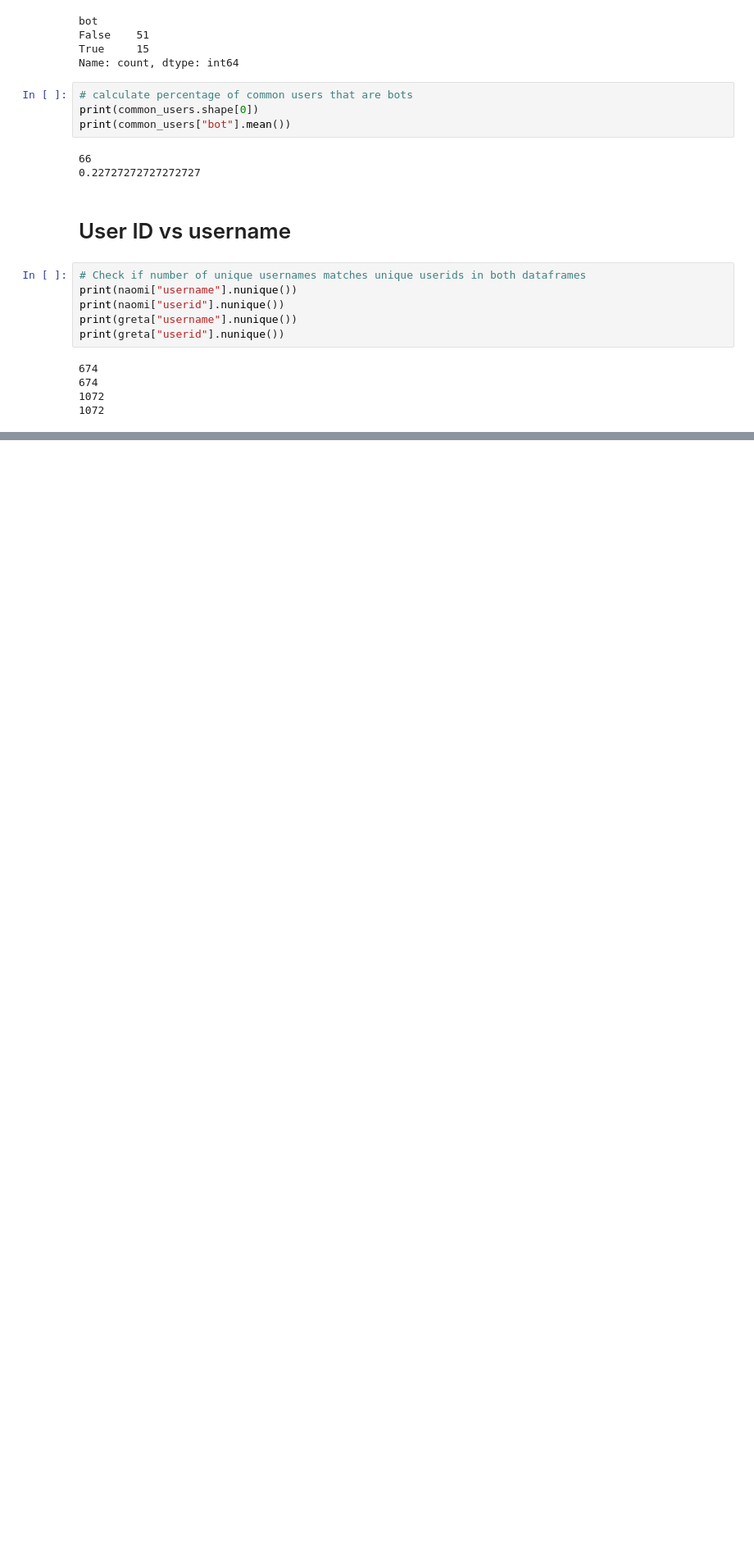
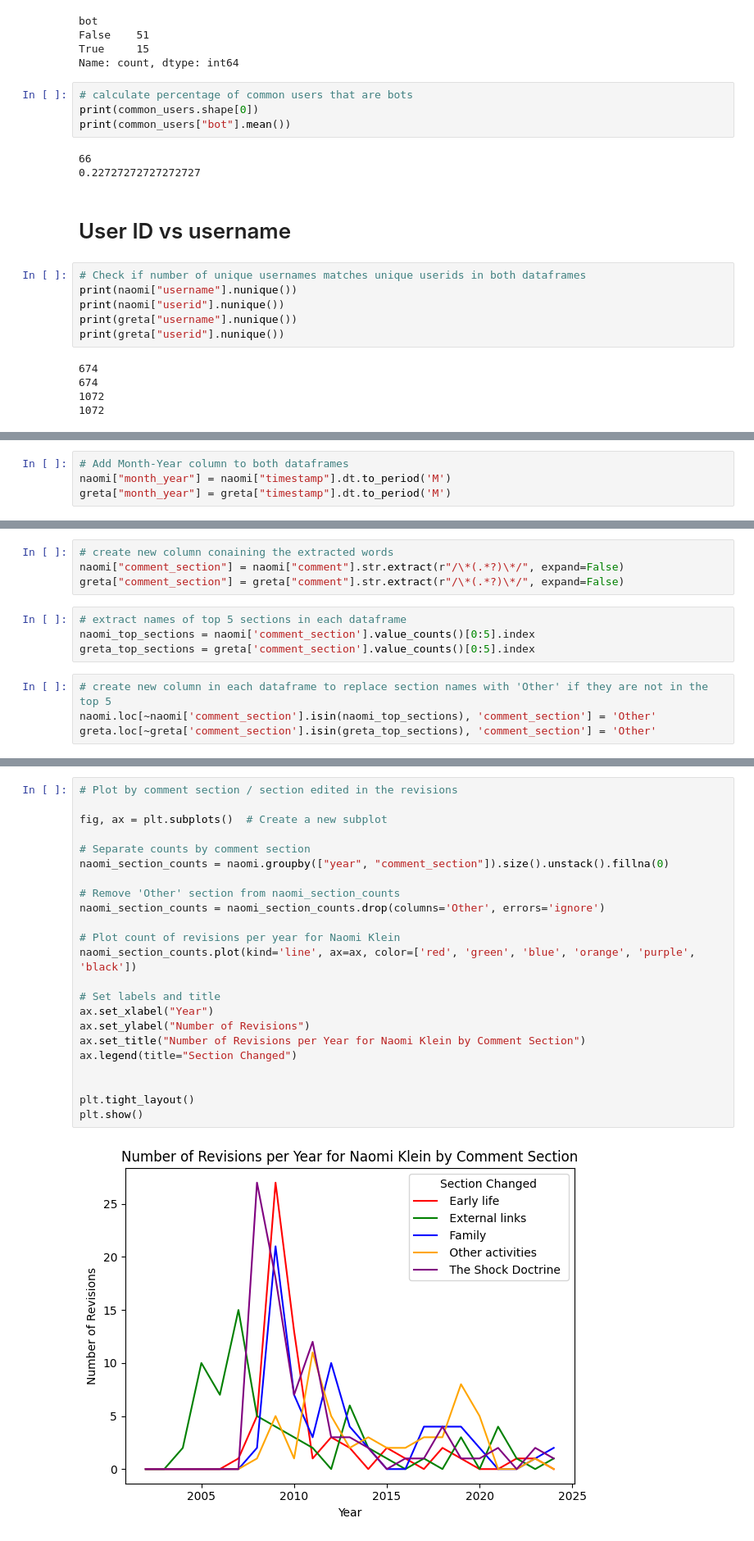
Before and after one commit to priyansha-b/goup-wikipedia-revisions-project, a Jupyter notebook: p_analysis.ipynb, the cells around one changed output, grey strips where cells are left out. Shown at 82% size. Cells and saved outputs as stored; diff of their text form; blank space fills up the shorter version.

Commit message:
comment section analysis added

```diff
--- a/p_analysis.ipynb
+++ b/p_analysis.ipynb
@@ -257,0 +260,4 @@ print(greta["userid"].nunique())
+# %%
+# Add Month-Year column to both dataframes
+naomi["month_year"] = naomi["timestamp"].dt.to_period('M')
+greta["month_year"] = greta["timestamp"].dt.to_period('M')
@@ -257,0 +317,12 @@ print(greta["userid"].nunique())
+# %%
+# create new column conaining the extracted words
+naomi["comment_section"] = naomi["comment"].str.extract(r"/\*(.*?)\*/", expand=False)
+greta["comment_section"] = greta["comment"].str.extract(r"/\*(.*?)\*/", expand=False)
+# %%
+# extract names of top 5 sections in each dataframe
+naomi_top_sections = naomi['comment_section'].value_counts()[0:5].index
+greta_top_sections = greta['comment_section'].value_counts()[0:5].index
+# %%
+# create new column in each dataframe to replace section names with 'Other' if they are not in the top 5
+naomi.loc[~naomi['comment_section'].isin(naomi_top_sections), 'comment_section'] = 'Other'
+greta.loc[~greta['comment_section'].isin(greta_top_sections), 'comment_section'] = 'Other'
@@ -257,0 +331,25 @@ print(greta["userid"].nunique())
+# %%
+# Plot by comment section / section edited in the revisions
+
+fig, ax = plt.subplots()  # Create a new subplot
+
+# Separate counts by comment section
+naomi_section_counts = naomi.groupby(["year", "comment_section"]).size().unstack().fillna(0)
+
+# Remove 'Other' section from naomi_section_counts
+naomi_section_counts = naomi_section_counts.drop(columns='Other', errors='ignore')
+
+# Plot count of revisions per year for Naomi Klein
+naomi_section_counts.plot(kind='line', ax=ax, color=['red', 'green', 'blue', 'orange', 'purple', 'black'])
+
+# Set labels and title
+ax.set_xlabel("Year")
+ax.set_ylabel("Number of Revisions")
+ax.set_title("Number of Revisions per Year for Naomi Klein by Comment Section")
+ax.legend(title="Section Changed")
+
+
+plt.tight_layout()
+plt.show()
+# %% [output]
+[figure, added]
```
Also changed, not shown: parts of 28 cells of this notebook, 6 other files.
